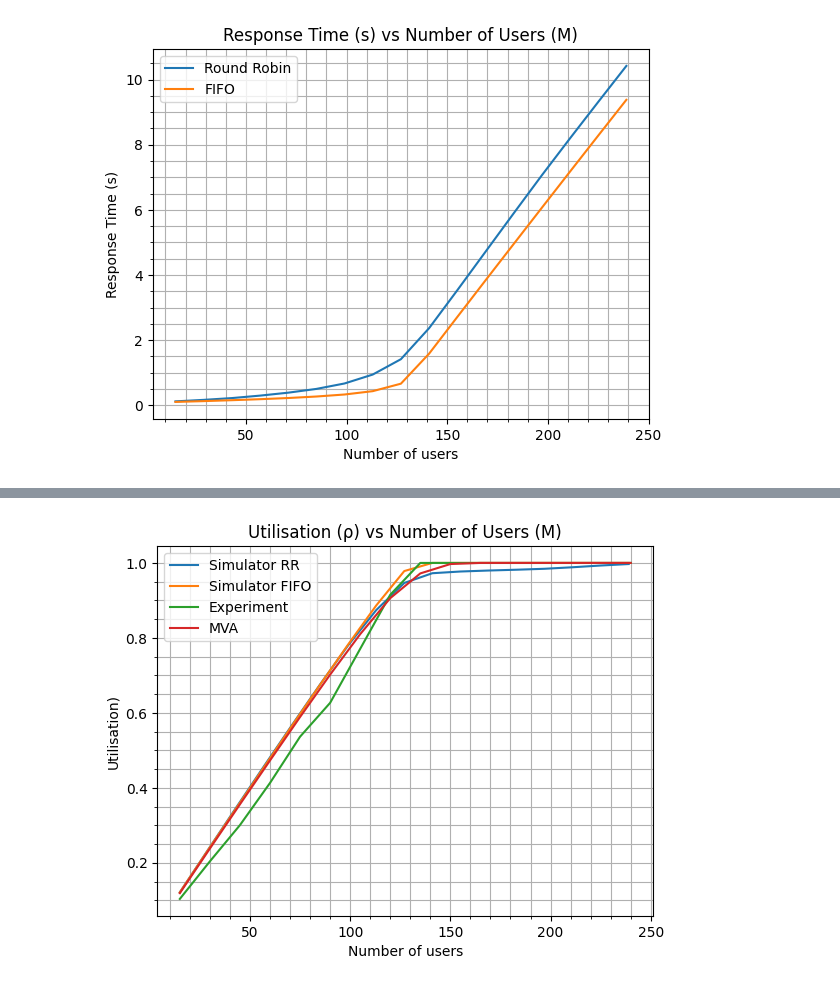
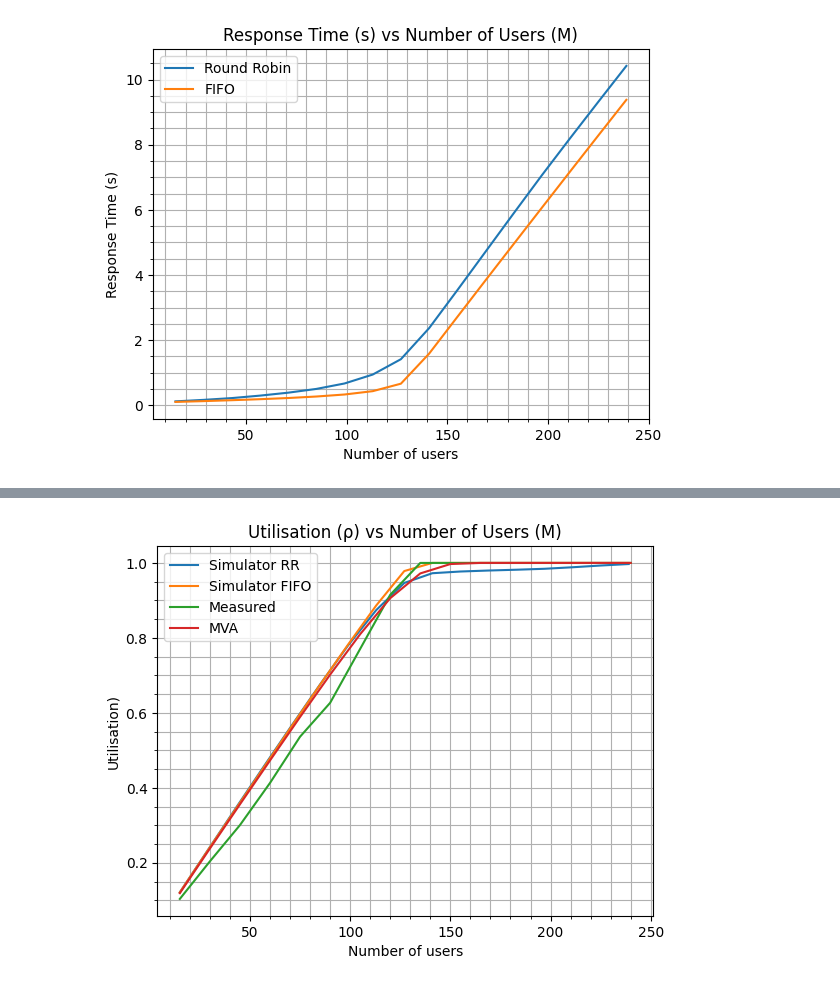
Before and after one commit to rickydebojeet/web-sim, a Jupyter notebook: graph_gen_notebook.ipynb, the cells around one changed output, grey strips where cells are left out. Cells and saved outputs as stored; diff of their text form; code cells hidden in the pictures.

```diff
--- a/graph_gen_notebook.ipynb
+++ b/graph_gen_notebook.ipynb
@@ -251,18 +251,18 @@ plt.show()
 # %%
 plt.plot(numUsersRR, list(map(avg, coreUtilisationsRR)), label='Simulator RR')
 plt.plot(numUsersFIFO, list(map(avg, coreUtilisationsFIFO)), label='Simulator FIFO')
-plt.plot(exp_users, exp_util, label='Experiment')
+plt.plot(exp_users, exp_util, label='Measured')
 plt.plot(mva_users, mva_util, label='MVA')
 plt.xlabel('Number of users')
 plt.ylabel('Utilisation)')
 plt.title('Utilisation (ρ) vs Number of Users (M)')
 plt.minorticks_on()
 plt.grid(True, 'both')
 plt.legend()
 # plt.savefig('graphs/utilisation_sim_exp_mva.png')
 plt.show()
 # %% [output]
-[figure, old version]
+[figure, new version]
 # %%
 plt.plot(numUsersRR, [ sum(x)  for x in zip( map(avg, goodPutsRR) , map(avg, badPutsRR)) ], label='Simulator RR')
 plt.plot(numUsersFIFO, [ sum(x)  for x in zip( map(avg, goodPutsFIFO) , map(avg, badPutsFIFO)) ], label='Simulator FIFO')
```
Also changed, not shown: parts of 2 cells of this notebook, 4 other files.
